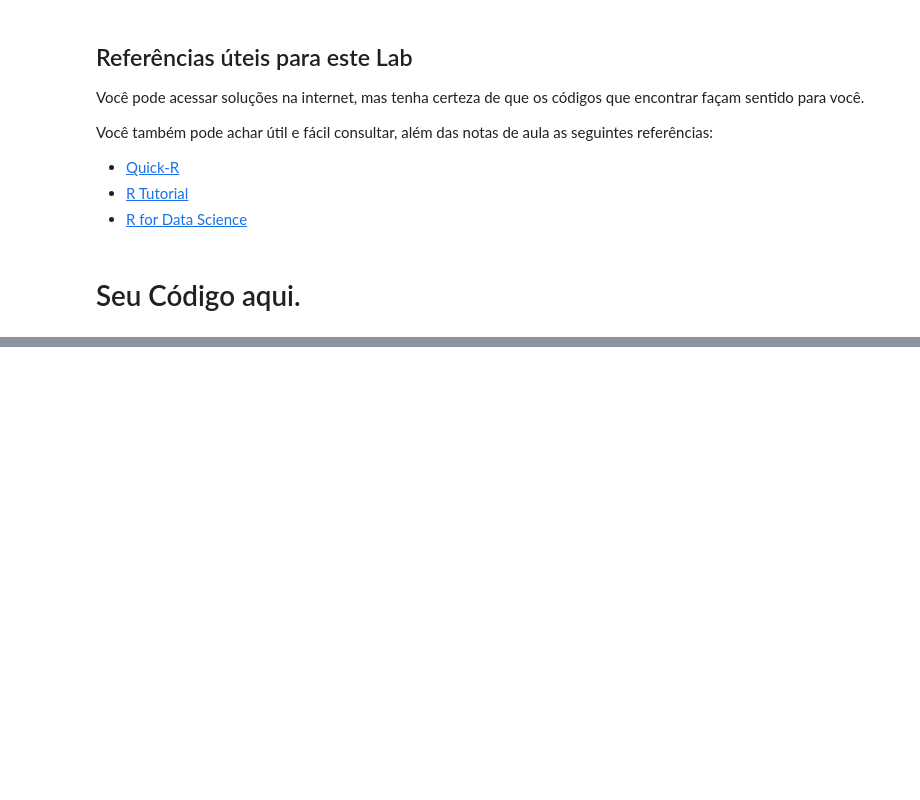
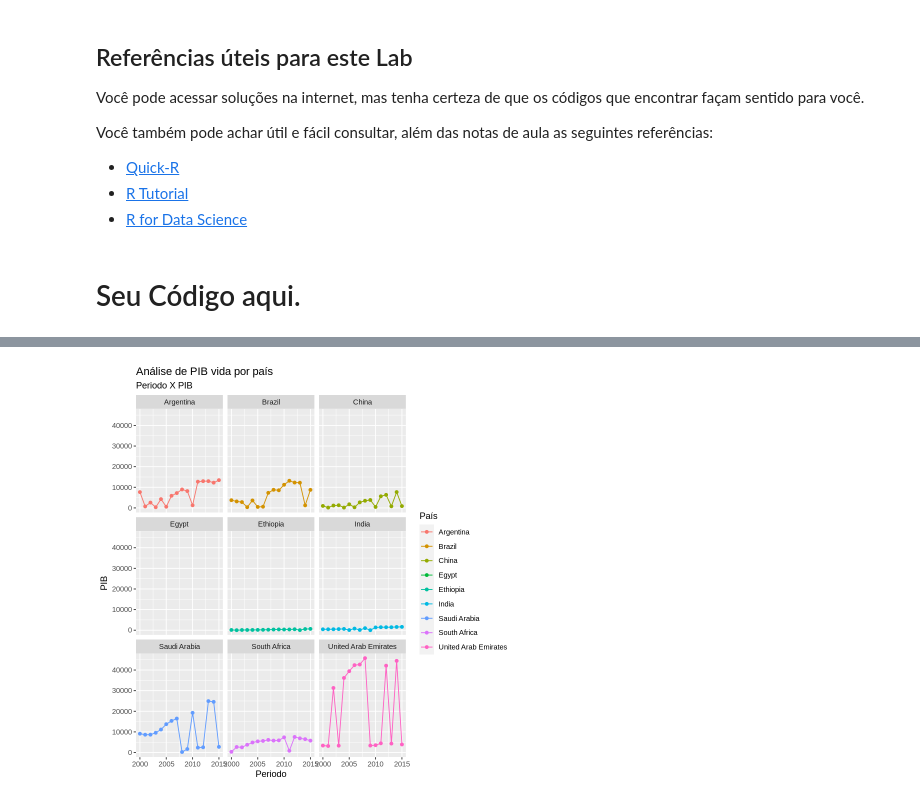
Before and after one commit to vilmarprado/mack_ling_prog_cie_dados, a Jupyter notebook: LP_T7.ipynb, the cells around one changed output, grey strips where cells are left out. Cells and saved outputs as stored; diff of their text form; code cells hidden in the pictures; blank space fills up the shorter version.

```diff
--- a/LP_T7.ipynb
+++ b/LP_T7.ipynb
@@ -66,0 +95,16 @@ Você também pode achar útil e fácil consultar, além das notas de aula as se
+# %%
+#
+df_paises_pesquisados<-c('Brazil', 'China', 'India','South Africa','Russia','Saudi Arabia', 'Argentina', 'Egypt', 'United Arab Emirates', 'Ethiopia','Iran')
+df_paises<-data%>%
+           filter(Country%in%df_paises_pesquisados) %>%
+           select(Country, Year, Status, Life.expectancy, Adult.Mortality, infant.deaths, Alcohol, Schooling, GDP)
+# %%
+  ggplot(df_paises) +
+  geom_point(aes(x = Year, y = GDP, group = Country, col = Country))+
+  geom_line(aes(x = Year, y = GDP, group = Country, col = Country))+
+  ggtitle("Análise de PIB vida por país", subtitle="Periodo X PIB") +
+  xlab("Periodo") +
+  ylab("PIB") +
+  scale_color_discrete(name = "País")+
+ facet_wrap(~Country)
+# %% [output]
@@ -66,0 +115 @@ Você também pode achar útil e fácil consultar, além das notas de aula as se
+[figure, added]
```
Also changed, not shown: parts of 10 cells of this notebook.
